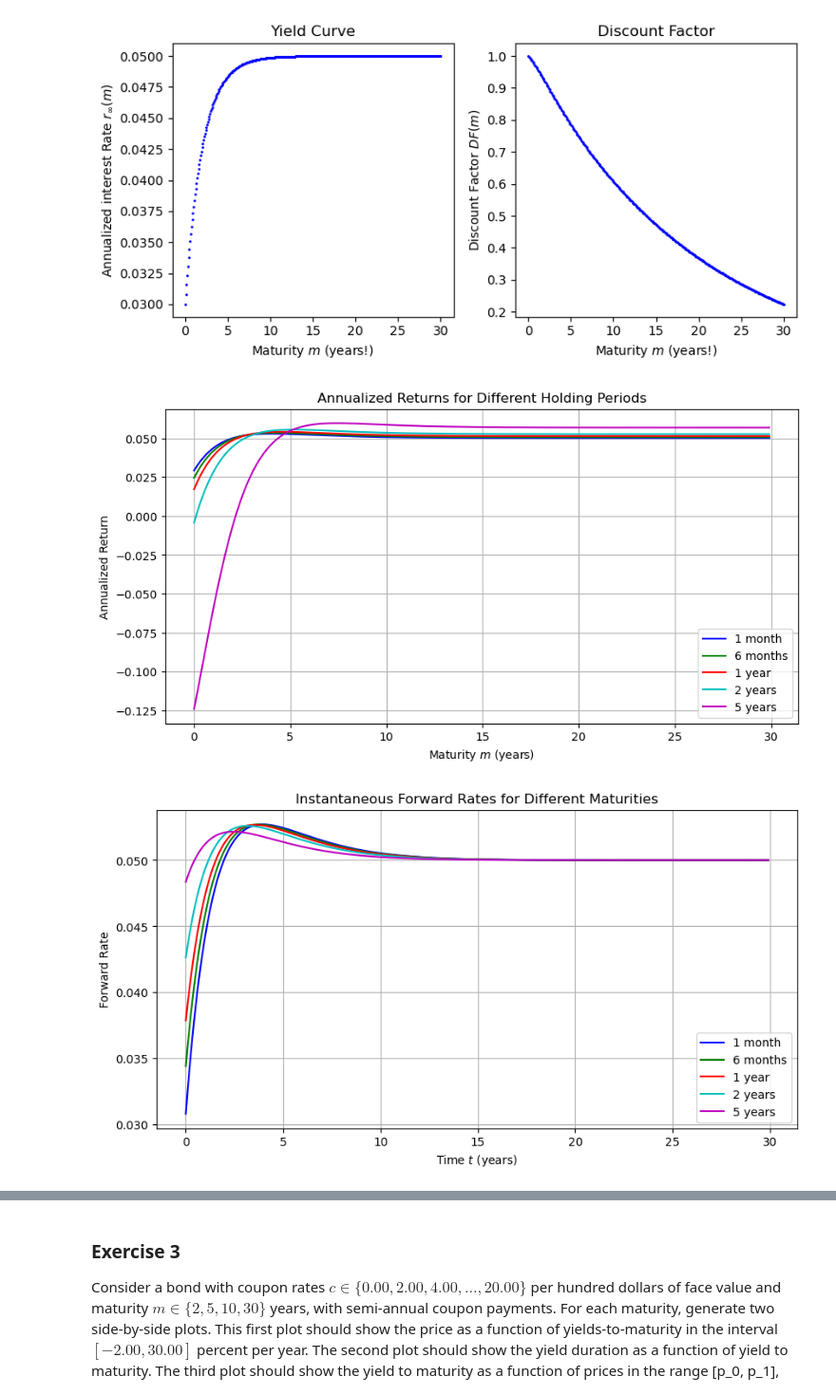
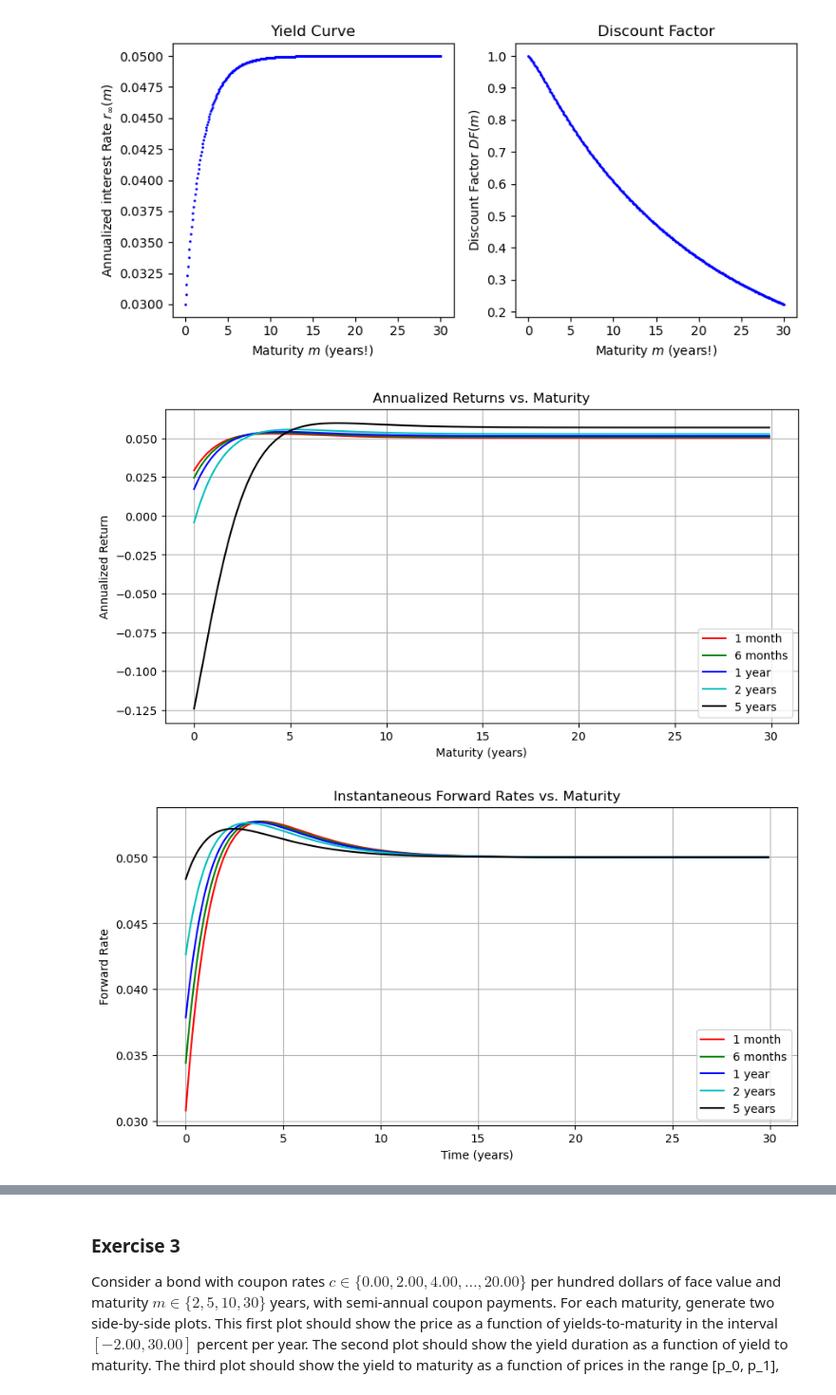
Before and after one commit to pathmarkoak/bufn400, a Jupyter notebook: Homeworks/Homework 2/Bonds and mortgages (theoretical calculations).ipynb, the cells around one changed output, grey strips where cells are left out. Shown at 95% size. Cells and saved outputs as stored; diff of their text form; code cells hidden in the pictures.

```diff
--- a/Homeworks/Homework 2/Bonds and mortgages (theoretical calculations).ipynb
+++ b/Homeworks/Homework 2/Bonds and mortgages (theoretical calculations).ipynb
@@ -325,49 +374,46 @@ plt.show()
 # %% [output]
 [figure]
 # %%
-import numpy as np
-import matplotlib.pyplot as plt
+dts = [1/12, 6/12, 1, 2, 5] # Holding periods: one month, six months, one year, two years, five years
+labels = ["1 month", "6 months", "1 year", "2 years", "5 years"]
+colors = ['r', 'g', 'b', 'c', 'k']
 
 def annualized_return(m, dt, parms):
     df_m = np.exp(-fyc(m, parms) * m)
     df_m_dt = np.exp(-fyc(m - dt, parms) * (m - dt))
     return (df_m_dt - df_m) / df_m / dt
-
-dts = [1/12, 6/12, 1, 2, 5] # Holding periods: one month, six months, one year, two years, five years
-colors = ['b', 'g', 'r', 'c', 'm']
-labels = ["1 month", "6 months", "1 year", "2 years", "5 years"]
 
 # Plot for riding the yield curve
 plt.figure(figsize=(10,5))
 for dt, color, label in zip(dts, colors, labels):
     returns = [annualized_return(mi, dt, parms) for mi in m]
     plt.plot(m[:-1], returns[:-1], color=color, label=label)  # Ignore the last value due to boundary conditions
 
-plt.title("Annualized Returns for Different Holding Periods")
-plt.xlabel("Maturity $m$ (years)")
+plt.title("Annualized Returns vs. Maturity")
+plt.xlabel("Maturity (years)")
 plt.ylabel("Annualized Return")
 plt.legend()
 plt.grid(True)
 plt.show()
 
 # Calculation of instantaneous forward rates
 def forward_rate(t, dt, parms):
     rt = fyc(t, parms)
     rt_dt = fyc(t + dt, parms)
     return (rt_dt * (t + dt) - rt * t) / dt
 
 # Plot for forward rates
 plt.figure(figsize=(10,5))
 for dt, color, label in zip(dts, colors, labels):
     rates = [forward_rate(ti, dt, parms) for ti in m[:-1]]
     plt.plot(m[:-1], rates, color=color, label=label)
 
-plt.title("Instantaneous Forward Rates for Different Maturities")
-plt.xlabel("Time $t$ (years)")
+plt.title("Instantaneous Forward Rates vs. Maturity")
+plt.xlabel("Time (years)")
 plt.ylabel("Forward Rate")
 plt.legend()
 plt.grid(True)
 plt.show()
 # %% [output]
-[figure, old version]
+[figure, new version]
-[figure, old version]
+[figure, new version]
```
Also changed, not shown: parts of 8 cells of this notebook.
